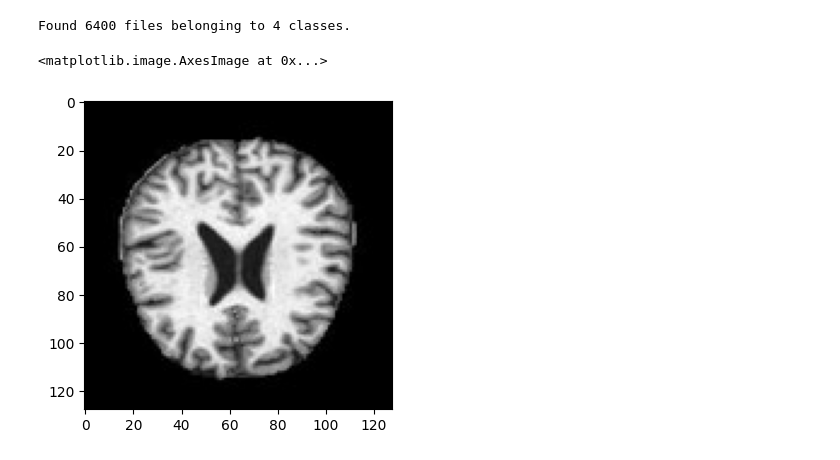
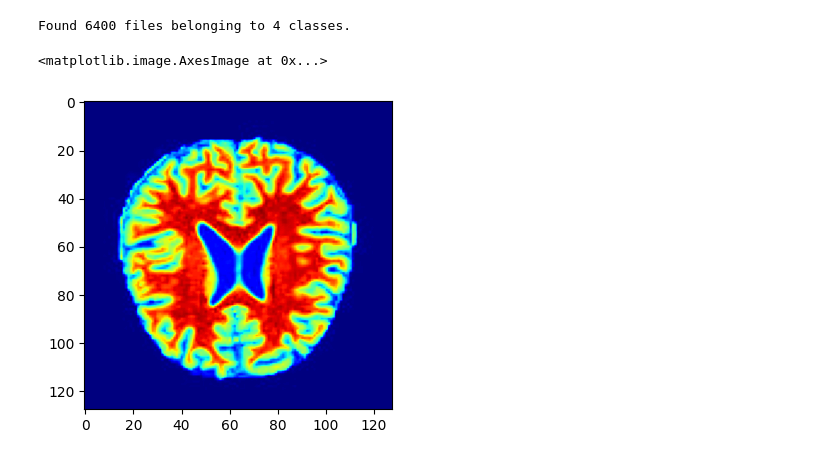
Before and after one commit to KyleHoss/Data-Science-Portfolio, a Jupyter notebook: Alzheimers-Classifier/Alzheimers.ipynb, the cells around one changed output. Saved outputs shown, nothing was run; the diff lists cells and outputs as text; code cells hidden in the pictures.

Commit message:
Creating visualizations

```diff
--- a/Alzheimers-Classifier/Alzheimers.ipynb
+++ b/Alzheimers-Classifier/Alzheimers.ipynb
@@ -24,7 +24,7 @@ mild_images = glob(BASE_DIR + '/Mild_Demented/*.jpg')
 moderate_images = glob(BASE_DIR + '/Moderate_Demented/*.jpg')
 # %%
 plt.figure(figsize=(10,4))
-plt.imshow(non_image, cmap='grey')
+plt.imshow(non_image, cmap='jet')
 # %% [output]
 <matplotlib.image.AxesImage at 0x...>
-[figure, old version]
+[figure, new version]
```
